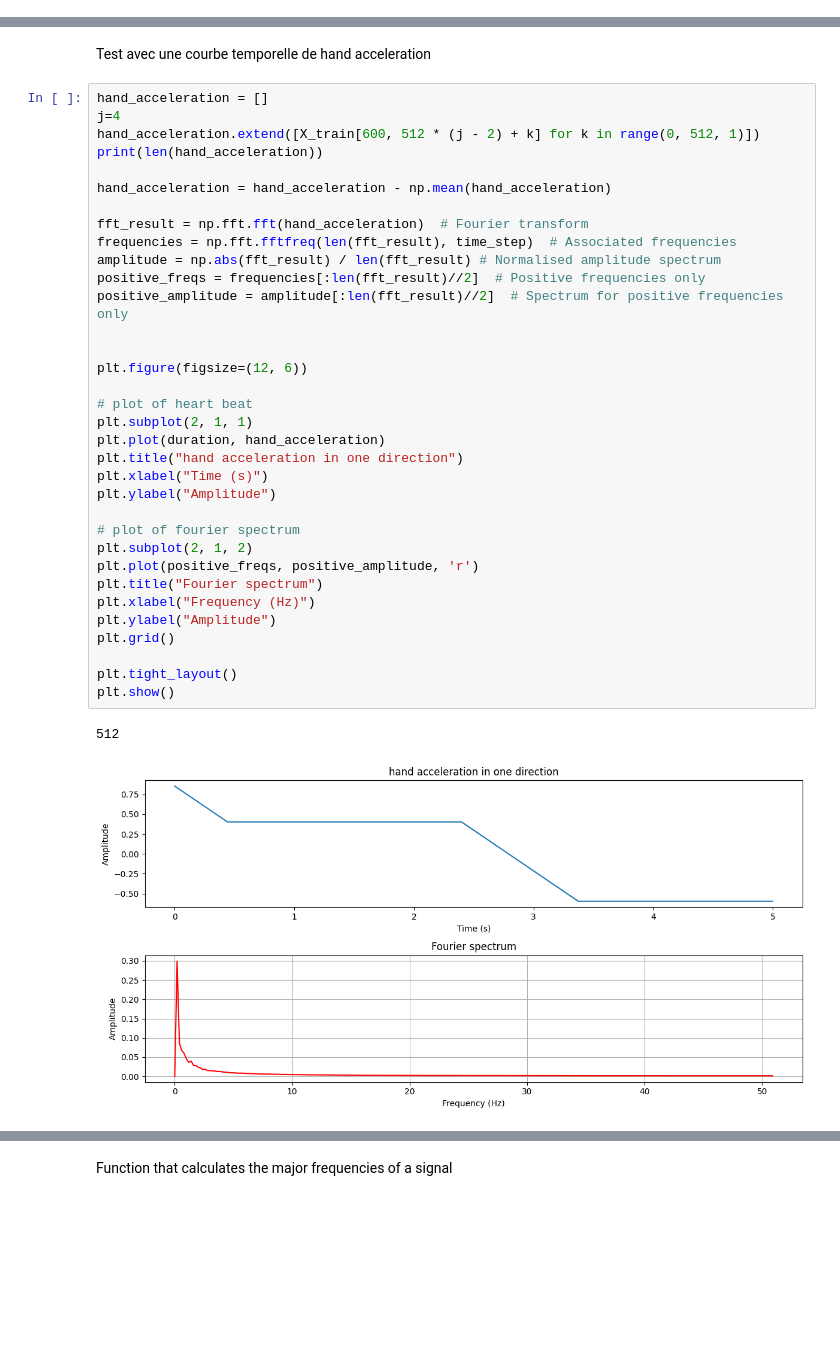
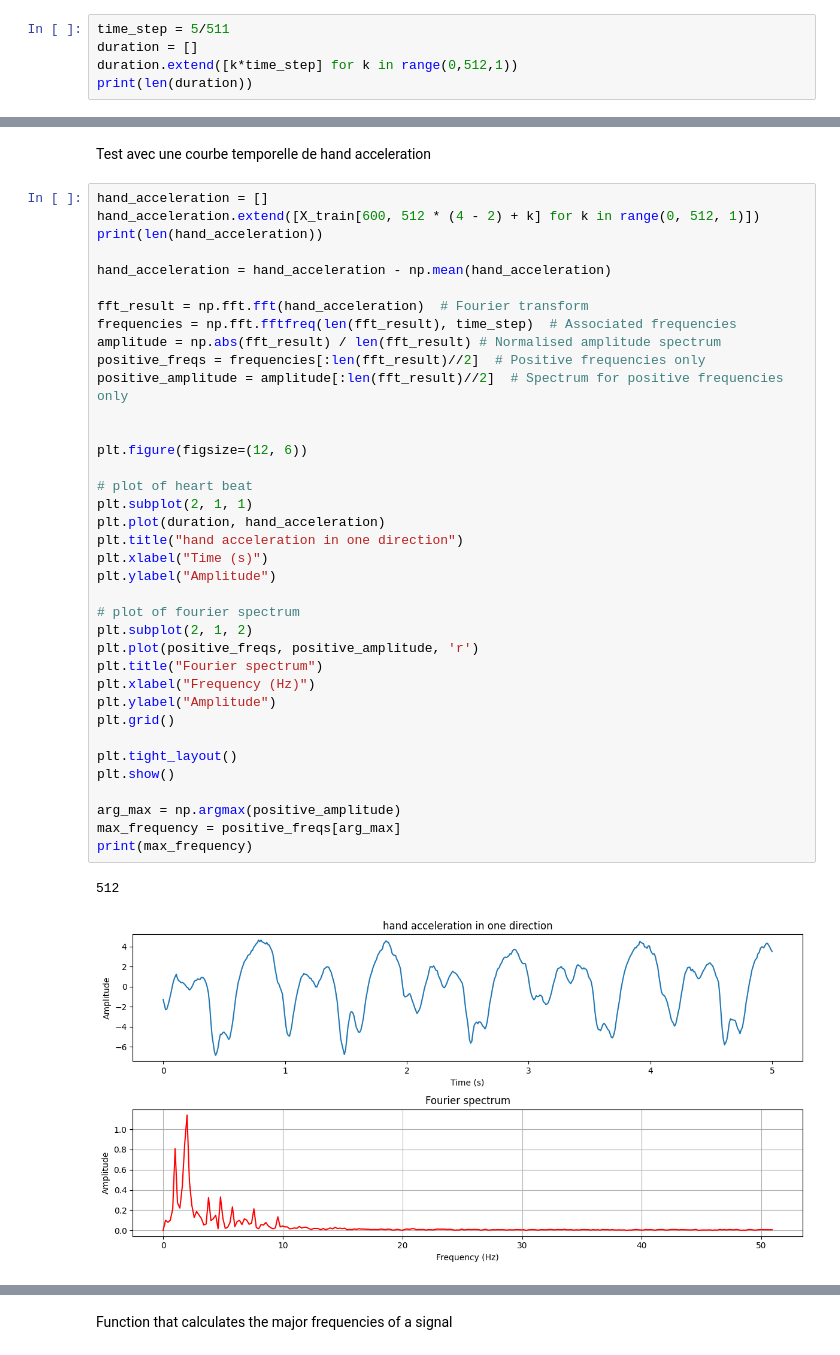
Before and after one commit to diegolall/ml_p3, a Jupyter notebook: tests.ipynb, the cells around one changed output, grey strips where cells are left out. Cells and saved outputs as stored; diff of their text form; blank space fills up the shorter version.

Commit message:
major freq function

```diff
--- a/tests.ipynb
+++ b/tests.ipynb
@@ -157,0 +59,5 @@ display__ts_feature(cd_number["HAX"],X_train,600)
+# %%
+time_step = 5/511
+duration = []
+duration.extend([k*time_step] for k in range(0,512,1))
+print(len(duration))
@@ -159,38 +67,41 @@ display__ts_feature(cd_number["HAX"],X_train,600)
 Test avec une courbe temporelle de hand acceleration
 # %%
 hand_acceleration = []
-j=4
-hand_acceleration.extend([X_train[600, 512 * (j - 2) + k] for k in range(0, 512, 1)])
+hand_acceleration.extend([X_train[600, 512 * (4 - 2) + k] for k in range(0, 512, 1)])
 print(len(hand_acceleration))
 
 hand_acceleration = hand_acceleration - np.mean(hand_acceleration)
 
 fft_result = np.fft.fft(hand_acceleration)  # Fourier transform
 frequencies = np.fft.fftfreq(len(fft_result), time_step)  # Associated frequencies
 amplitude = np.abs(fft_result) / len(fft_result) # Normalised amplitude spectrum
 positive_freqs = frequencies[:len(fft_result)//2]  # Positive frequencies only
 positive_amplitude = amplitude[:len(fft_result)//2]  # Spectrum for positive frequencies only
 
 
 plt.figure(figsize=(12, 6))
 
 # plot of heart beat
 plt.subplot(2, 1, 1)
 plt.plot(duration, hand_acceleration)
 plt.title("hand acceleration in one direction")
 plt.xlabel("Time (s)")
 plt.ylabel("Amplitude")
 
 # plot of fourier spectrum
 plt.subplot(2, 1, 2)
 plt.plot(positive_freqs, positive_amplitude, 'r')
 plt.title("Fourier spectrum")
 plt.xlabel("Frequency (Hz)")
 plt.ylabel("Amplitude")
 plt.grid()
 
 plt.tight_layout()
 plt.show()
+
+arg_max = np.argmax(positive_amplitude)
+max_frequency = positive_freqs[arg_max]
+print(max_frequency)
 # %% [output]
 512
-[figure, old version]
+[figure, new version]
```
Also changed, not shown: parts of 9 cells of this notebook.
